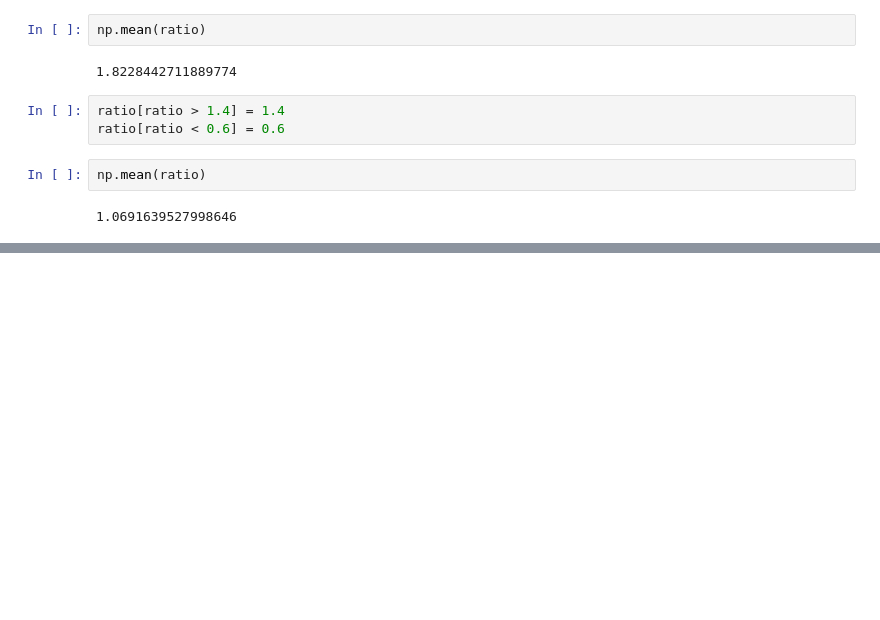
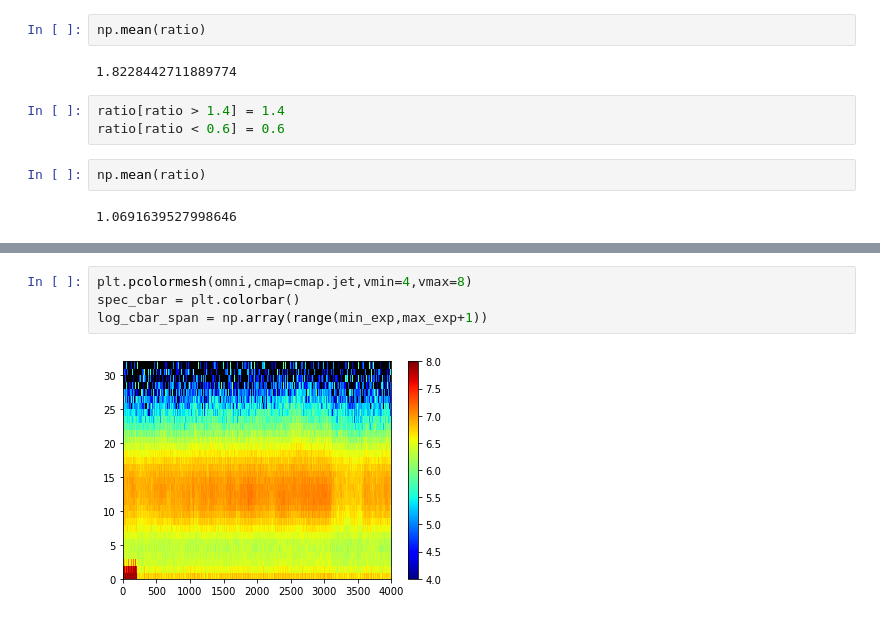
Before and after one commit to gravmath/PAD, a Jupyter notebook: Test New Framework.ipynb, the cells around one changed output, grey strips where cells are left out. Drawn from its saved outputs; the diff is of its cells as text; blank space fills up the shorter version.

```diff
--- a/Test New Framework.ipynb
+++ b/Test New Framework.ipynb
@@ -142,0 +180,6 @@ np.mean(ratio)
+# %%
+plt.pcolormesh(omni,cmap=cmap.jet,vmin=4,vmax=8)
+spec_cbar = plt.colorbar()
+log_cbar_span = np.array(range(min_exp,max_exp+1))
+# %% [output]
+[figure, added]
```
Also changed, not shown: parts of 16 cells of this notebook, 3 other files.
